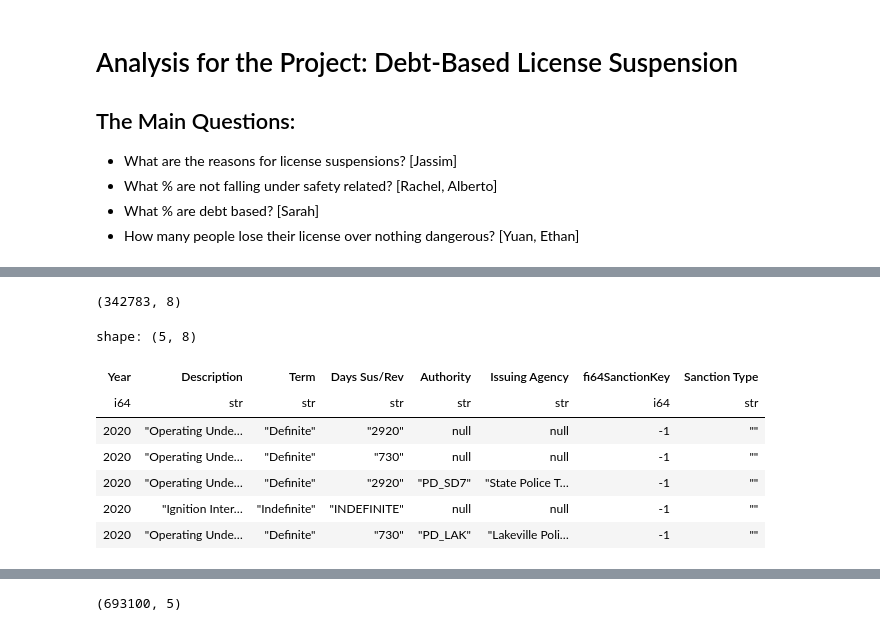
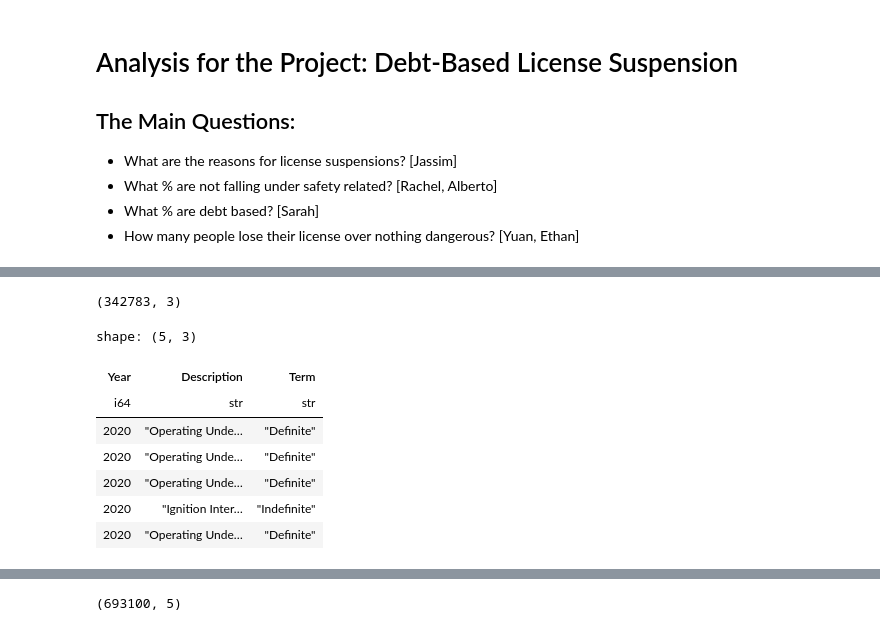
Before and after one commit to BU-Spark/ds4g-livable-streets-debt, a Jupyter notebook: analysis/discovery.ipynb, the cells around one changed output, grey strips where cells are left out. Drawn from its saved outputs; the diff is of its cells as text; code cells hidden in the pictures.

```diff
--- a/analysis/discovery.ipynb
+++ b/analysis/discovery.ipynb
@@ -52,30 +64,25 @@ shape: (1, 8)
 # %%
 suspension_path = pathlib.Path.cwd().parent.joinpath('data', r'Suspension_information_Part_1 (1).xlsx')
-suspension = pd.read_excel(suspension_path, engine='calamine', sheet_name=0)
-suspension['fi64SanctionKey'] = -1
-suspension['Sanction Type'] = ''
 
 suspension = pl.from_dataframe(
-    pd.concat(
-        [t1 := suspension,
-         t2 := pd.read_excel(suspension_path, engine='calamine', sheet_name=1),
-         t3 := pd.read_excel(suspension_path, engine='calamine', sheet_name=2)
-         ],
-        axis=0
-    )
-)
+    pd.concat([
+        t1 := pd.read_excel(suspension_path, engine='calamine', sheet_name=0),
+        t2 := pd.read_excel(suspension_path, engine='calamine', sheet_name=1).drop(columns=['fi64SanctionKey', 'Sanction Type']),
+        t3 := pd.read_excel(suspension_path, engine='calamine', sheet_name=2).drop(columns=['fi64SanctionKey', 'Sanction Type'])
+    ])
+)[['Year', 'Description', 'Term']]
 
 assert(suspension.shape[0] == t1.shape[0] + t2.shape[0] + t3.shape[0])
 
 print(suspension.shape)
 suspension.head()
 # %% [output]
-(342783, 8)
+(342783, 3)
-shape: (5, 8)
+shape: (5, 3)
-| Year | Description | Term | Days Sus/Rev | Authority | Issuing Agency | fi64SanctionKey | Sanction Type |
-| i64 | str | str | str | str | str | i64 | str |
-| 2020 | "Operating Unde… | "Definite" | "2920" | null | null | -1 | "" |
-| 2020 | "Operating Unde… | "Definite" | "730" | null | null | -1 | "" |
-| 2020 | "Operating Unde… | "Definite" | "2920" | "PD_SD7" | "State Police T… | -1 | "" |
-| 2020 | "Ignition Inter… | "Indefinite" | "INDEFINITE" | null | null | -1 | "" |
-| 2020 | "Operating Unde… | "Definite" | "730" | "PD_LAK" | "Lakeville Poli… | -1 | "" |
+| Year | Description | Term |
+| i64 | str | str |
+| 2020 | "Operating Unde… | "Definite" |
+| 2020 | "Operating Unde… | "Definite" |
+| 2020 | "Operating Unde… | "Definite" |
+| 2020 | "Ignition Inter… | "Indefinite" |
+| 2020 | "Operating Unde… | "Definite" |
```
Also changed, not shown: parts of 16 cells of this notebook, 3 other files.
